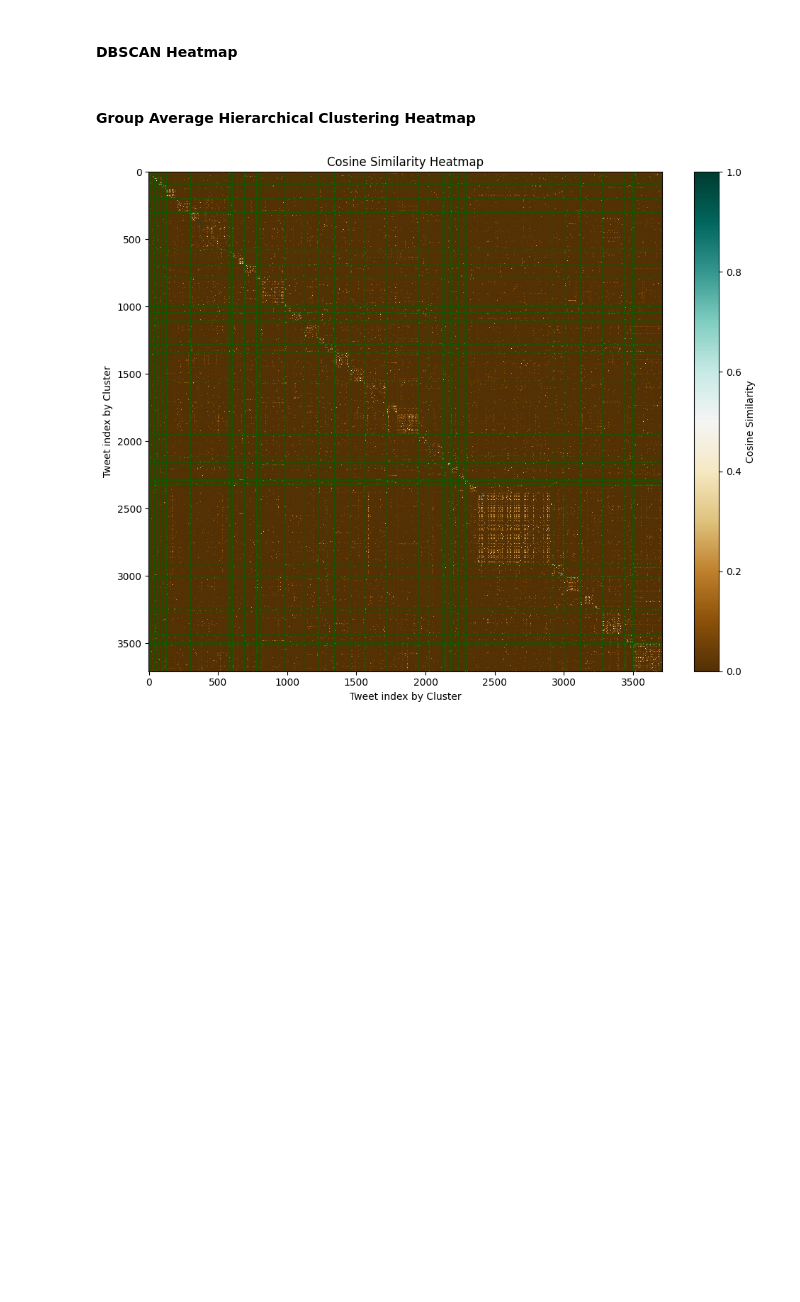
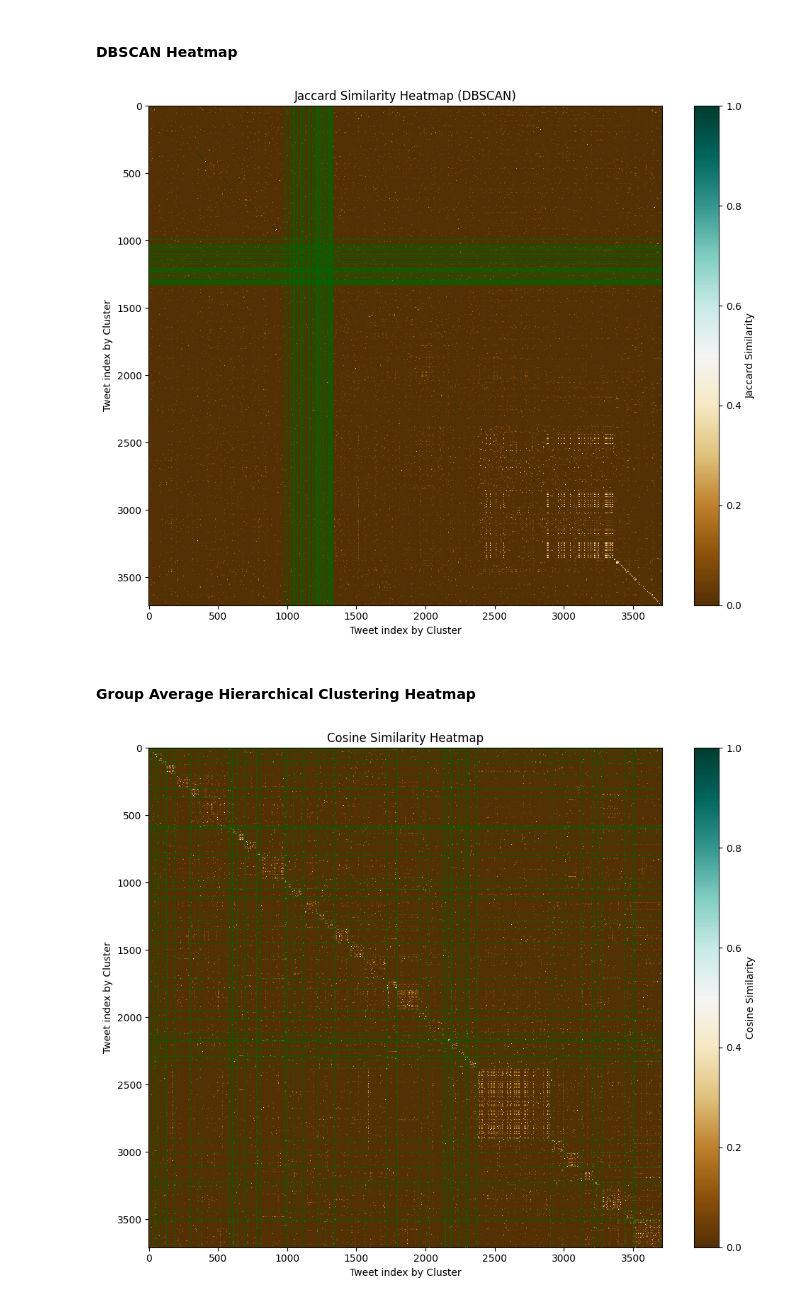
Before and after one commit to jmanderson0119/clustering-tweets, a Jupyter notebook: notebook/csds435_project2_group1_notebook.ipynb, the cells around one changed output. Cells and saved outputs as stored; diff of their text form; code cells hidden in the pictures; blank space fills up the shorter version.

```diff
--- a/notebook/csds435_project2_group1_notebook.ipynb
+++ b/notebook/csds435_project2_group1_notebook.ipynb
@@ -691,5 +990,28 @@ Shared Nearest Neighbor            984.2500     571.3990       0.1259
 # %% [markdown]
 #### DBSCAN Heatmap
+# %%
+sorted_idx_dbscan = np.argsort(dbscan_labels)
+reordered_dbscan = jaccard_sim[np.ix_(sorted_idx_dbscan, sorted_idx_dbscan)]
+sorted_dbscan_labels = dbscan_labels[sorted_idx_dbscan]
+
+plt.figure(figsize=(10, 8))
+plt.imshow(reordered_dbscan, aspect='auto', cmap='BrBG', interpolation='nearest')
+plt.colorbar(label='Jaccard Similarity')
+plt.title("Jaccard Similarity Heatmap (DBSCAN)")
+plt.xlabel("Tweet index by Cluster")
+plt.ylabel("Tweet index by Cluster")
+
+dbscan_boundary = 0
+for c in dbscan_unique_ids[:-1]:
+    dbscan_boundary += (sorted_dbscan_labels == c).sum()
+    plt.axhline(dbscan_boundary - 0.5, color='darkgreen', linewidth=0.5)
+    plt.axvline(dbscan_boundary - 0.5, color='darkgreen', linewidth=0.5)
+
+plt.tight_layout()
+plt.savefig("../figures/dbscan_heatmap.png", dpi=150)
+plt.show()
+# %% [output]
+[figure, added]
 # %% [markdown]
 #### Group Average Hierarchical Clustering Heatmap
 # %%
```
Also changed, not shown: parts of 13 cells of this notebook.
